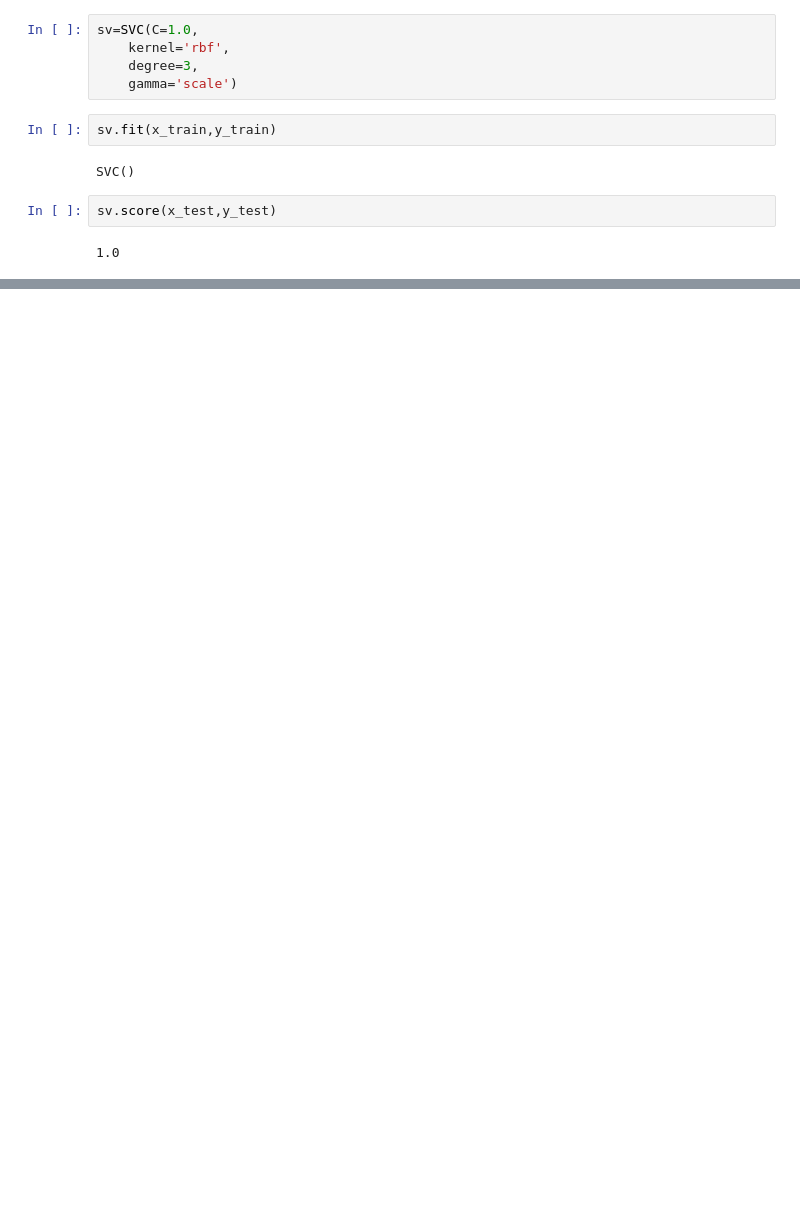
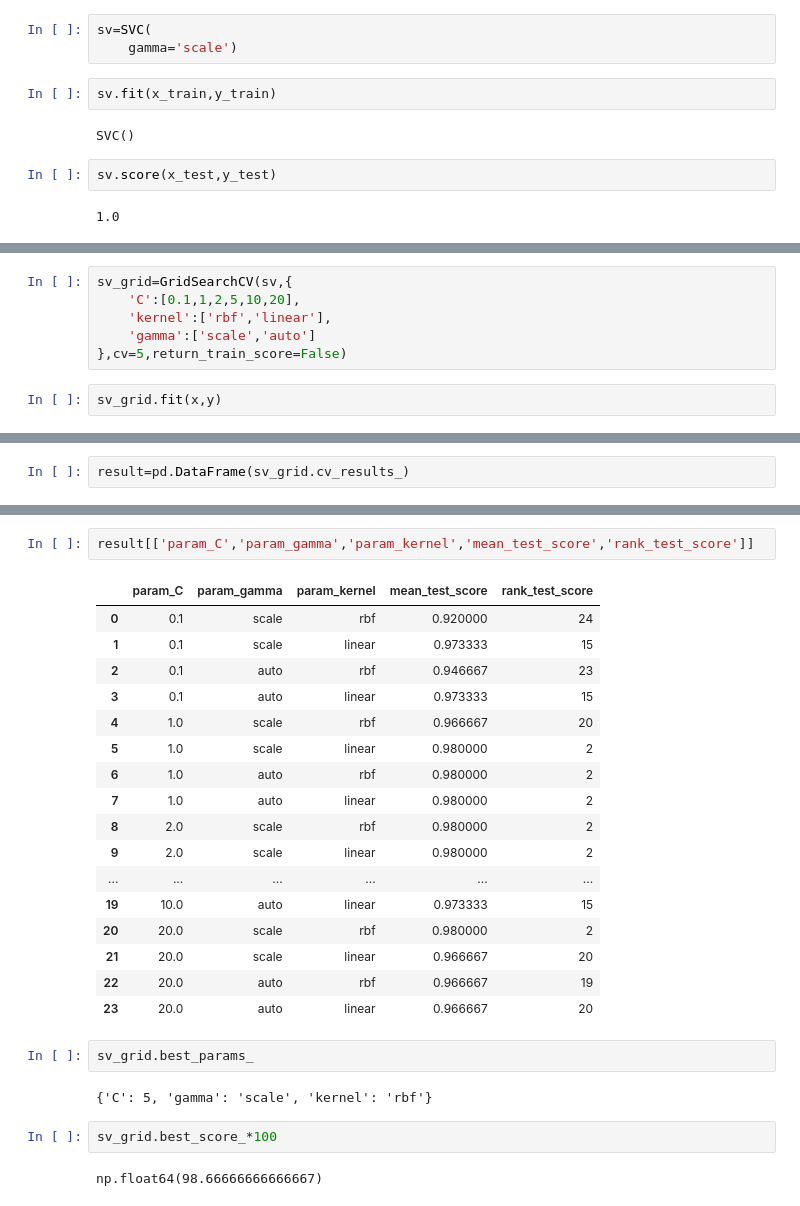
Before and after one commit to chaitanya3131/Machine-Learning-Practice, a Jupyter notebook: hyperparameter_grid_search.ipynb, the cells around one changed output, grey strips where cells are left out. Cells and saved outputs as stored; diff of their text form; blank space fills up the shorter version.

Commit message:
Applied the grid search cv

```diff
--- a/hyperparameter_grid_search.ipynb
+++ b/hyperparameter_grid_search.ipynb
@@ -38,9 +38,7 @@ knn.score(x_test,y_test)*100
 # %%
 from sklearn.svm import SVC
 # %%
-sv=SVC(C=1.0,
-    kernel='rbf',
-    degree=3,
+sv=SVC(
     gamma='scale')
 # %%
 sv.fit(x_train,y_train)
@@ -52,0 +53,8 @@ sv.score(x_test,y_test)
+# %%
+sv_grid=GridSearchCV(sv,{
+    'C':[0.1,1,2,5,10,20],
+    'kernel':['rbf','linear'],
+    'gamma':['scale','auto']
+},cv=5,return_train_score=False)
+# %%
+sv_grid.fit(x,y)
@@ -52,0 +66,2 @@ sv.score(x_test,y_test)
+# %%
+result=pd.DataFrame(sv_grid.cv_results_)
@@ -52,0 +73,28 @@ sv.score(x_test,y_test)
+# %%
+result[['param_C','param_gamma','param_kernel','mean_test_score','rank_test_score']]
+# %% [output]
+|  | param_C | param_gamma | param_kernel | mean_test_score | rank_test_score |
+| 0 | 0.1 | scale | rbf | 0.920000 | 24 |
+| 1 | 0.1 | scale | linear | 0.973333 | 15 |
+| 2 | 0.1 | auto | rbf | 0.946667 | 23 |
+| 3 | 0.1 | auto | linear | 0.973333 | 15 |
+| 4 | 1.0 | scale | rbf | 0.966667 | 20 |
+| 5 | 1.0 | scale | linear | 0.980000 | 2 |
+| 6 | 1.0 | auto | rbf | 0.980000 | 2 |
+| 7 | 1.0 | auto | linear | 0.980000 | 2 |
+| 8 | 2.0 | scale | rbf | 0.980000 | 2 |
+| 9 | 2.0 | scale | linear | 0.980000 | 2 |
+| ... | ... | ... | ... | ... | ... |
+| 19 | 10.0 | auto | linear | 0.973333 | 15 |
+| 20 | 20.0 | scale | rbf | 0.980000 | 2 |
+| 21 | 20.0 | scale | linear | 0.966667 | 20 |
+| 22 | 20.0 | auto | rbf | 0.966667 | 19 |
+| 23 | 20.0 | auto | linear | 0.966667 | 20 |
+# %%
+sv_grid.best_params_
+# %% [output]
+{'C': 5, 'gamma': 'scale', 'kernel': 'rbf'}
+# %%
+sv_grid.best_score_*100
+# %% [output]
+np.float64(98.66666666666667)
```
Also changed, not shown: parts of 3 cells of this notebook.
